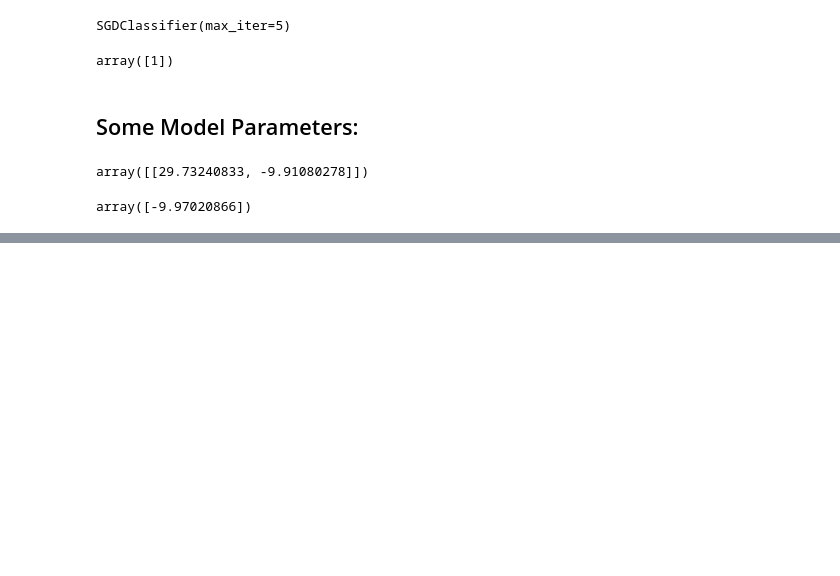
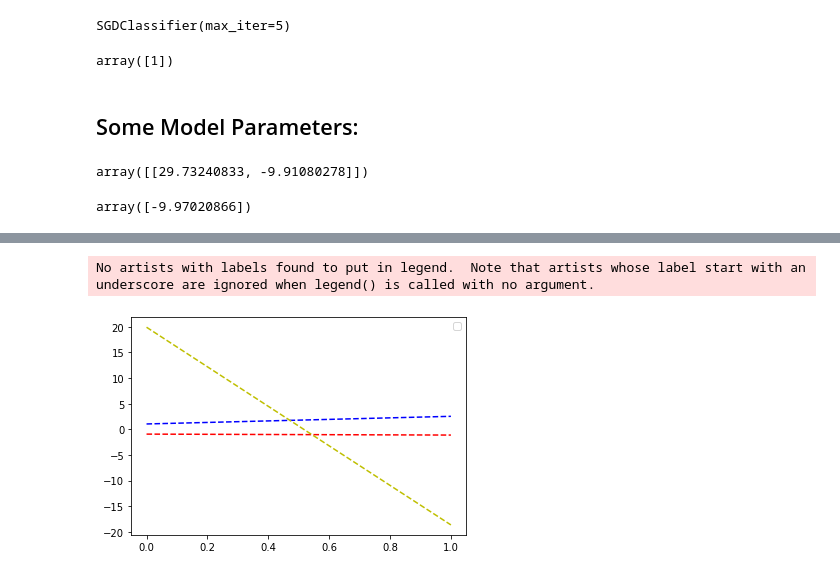
Before and after one commit to rahkooy/Machine_Learning, a Jupyter notebook: sgd.ipynb, the cells around one changed output, grey strips where cells are left out. Saved outputs shown, nothing was run; the diff lists cells and outputs as text; code cells hidden in the pictures; blank space fills up the shorter version.

```diff
--- a/sgd.ipynb
+++ b/sgd.ipynb
@@ -31,0 +94,22 @@ https://scikit-learn.org/stable/auto_examples/linear_model/plot_sgd_iris.html#sp
+# %%
+# Plot the three one-against-all classifiers
+xmin, xmax = plt.xlim()
+ymin, ymax = plt.ylim()
+coef = clf.coef_
+intercept = clf.intercept_
+
+
+def plot_hyperplane(c, color):
+    def line(x0):
+        return (-(x0 * coef[c, 0]) - intercept[c]) / coef[c, 1]
+
+    plt.plot([xmin, xmax], [line(xmin), line(xmax)], ls="--", color=color)
+
+
+for i, color in zip(clf.classes_, colors):
+    plot_hyperplane(i, color)
+plt.legend()
+plt.show()
+# %% [output]
+No artists with labels found to put in legend.  Note that artists whose label start with an underscore are ignored when legend() is called with no argument.
+[figure, added]
```
Also changed, not shown: parts of 7 cells of this notebook.
